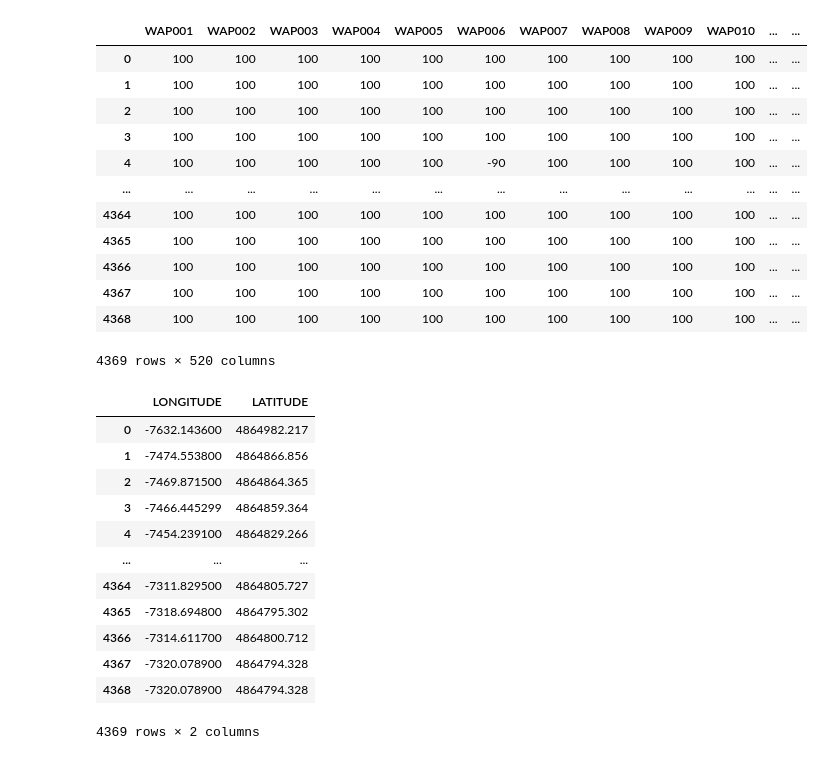
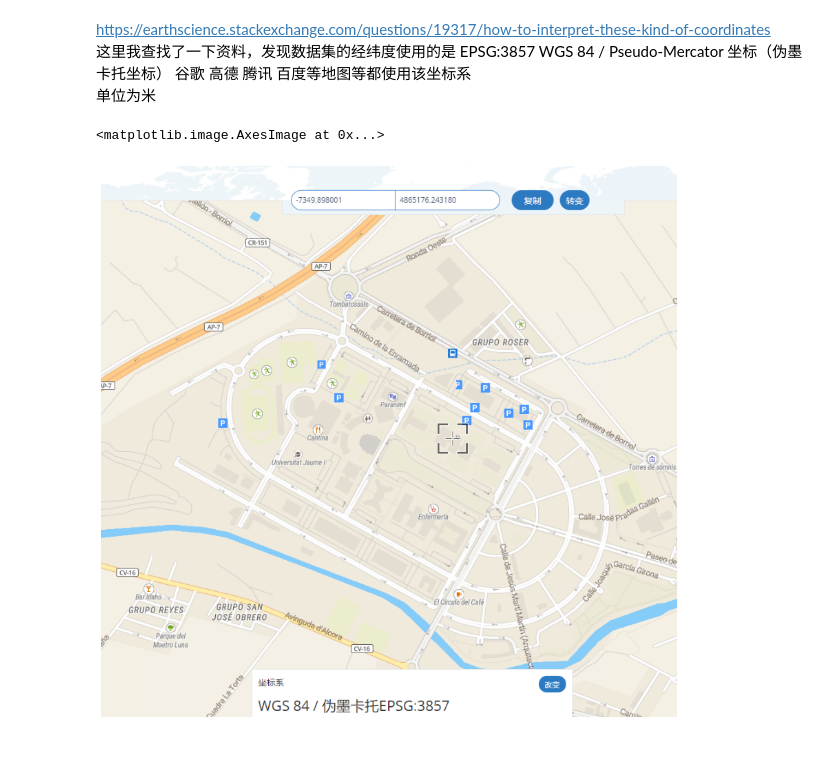
Before and after one commit to jingwei1205/MyCourse, a Jupyter notebook: 卫星定位/locate.ipynb, the cells around one changed output. Saved outputs shown, nothing was run; the diff lists cells and outputs as text; code cells hidden in the pictures.

```diff
--- a/卫星定位/locate.ipynb
+++ b/卫星定位/locate.ipynb
@@ -1,2 +9,18 @@
+# %% [markdown]
+<a>https://earthscience.stackexchange.com/questions/19317/how-to-interpret-these-kind-of-coordinates
+这里我查找了一下资料，发现数据集的经纬度使用的是 EPSG:3857 WGS 84 / Pseudo-Mercator 坐标（伪墨卡托坐标） 谷歌 高德 腾讯 百度等地图等都使用该坐标系
+单位为米
+# %%
+from PIL import Image
+import matplotlib.pyplot as plt
+import numpy as np
+
+img = Image.open('10.png')
+plt.figure(figsize=(15,15))
+plt.axis("off")
+plt.imshow(img)
+# %% [output]
+<matplotlib.image.AxesImage at 0x...>
+[figure, added]
 # %%
 import pandas as pd
@@ -6,32 +31,0 @@ finger_location=df.iloc[:,-9:-7]
-# %%
-fingerprint
-# %% [output]
-|  | WAP001 | WAP002 | WAP003 | WAP004 | WAP005 | WAP006 | WAP007 | WAP008 | WAP009 | WAP010 | ... | ... |
-| 0 | 100 | 100 | 100 | 100 | 100 | 100 | 100 | 100 | 100 | 100 | ... | ... |
-| 1 | 100 | 100 | 100 | 100 | 100 | 100 | 100 | 100 | 100 | 100 | ... | ... |
-| 2 | 100 | 100 | 100 | 100 | 100 | 100 | 100 | 100 | 100 | 100 | ... | ... |
-| 3 | 100 | 100 | 100 | 100 | 100 | 100 | 100 | 100 | 100 | 100 | ... | ... |
-| 4 | 100 | 100 | 100 | 100 | 100 | -90 | 100 | 100 | 100 | 100 | ... | ... |
-| ... | ... | ... | ... | ... | ... | ... | ... | ... | ... | ... | ... | ... |
-| 4364 | 100 | 100 | 100 | 100 | 100 | 100 | 100 | 100 | 100 | 100 | ... | ... |
-| 4365 | 100 | 100 | 100 | 100 | 100 | 100 | 100 | 100 | 100 | 100 | ... | ... |
-| 4366 | 100 | 100 | 100 | 100 | 100 | 100 | 100 | 100 | 100 | 100 | ... | ... |
-| 4367 | 100 | 100 | 100 | 100 | 100 | 100 | 100 | 100 | 100 | 100 | ... | ... |
-| 4368 | 100 | 100 | 100 | 100 | 100 | 100 | 100 | 100 | 100 | 100 | ... | ... |
-4369 rows × 520 columns
-# %%
-finger_location
-# %% [output]
-|  | LONGITUDE | LATITUDE |
-| 0 | -7632.143600 | 4864982.217 |
-| 1 | -7474.553800 | 4864866.856 |
-| 2 | -7469.871500 | 4864864.365 |
-| 3 | -7466.445299 | 4864859.364 |
-| 4 | -7454.239100 | 4864829.266 |
-| ... | ... | ... |
-| 4364 | -7311.829500 | 4864805.727 |
-| 4365 | -7318.694800 | 4864795.302 |
-| 4366 | -7314.611700 | 4864800.712 |
-| 4367 | -7320.078900 | 4864794.328 |
-| 4368 | -7320.078900 | 4864794.328 |
-4369 rows × 2 columns
```
Also changed, not shown: parts of 18 cells of this notebook, 3 other files.
